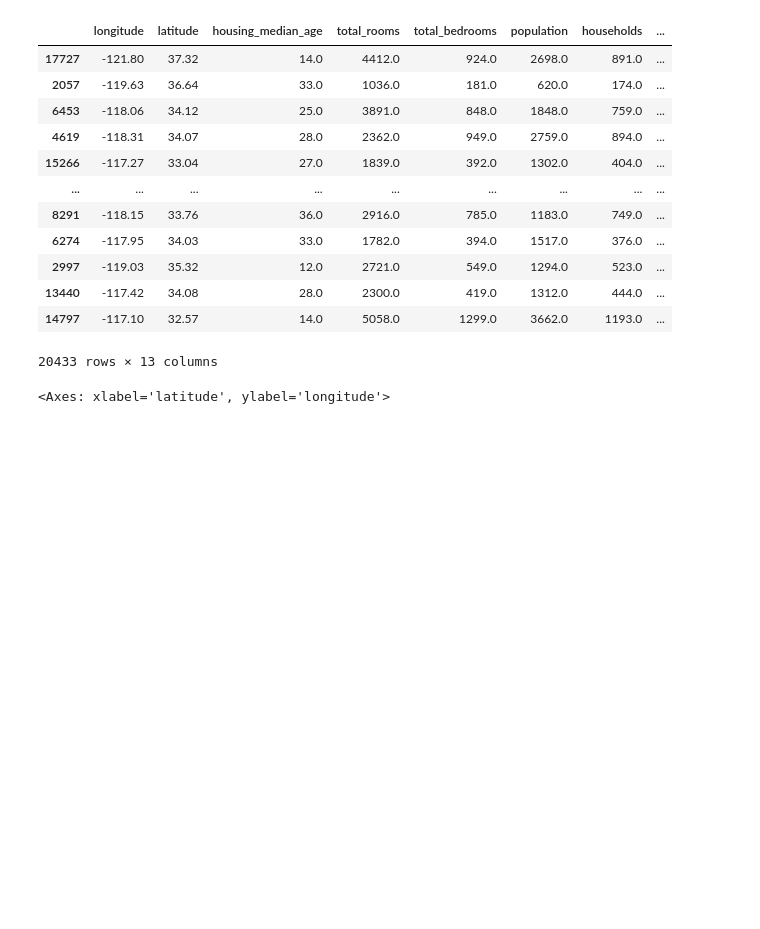
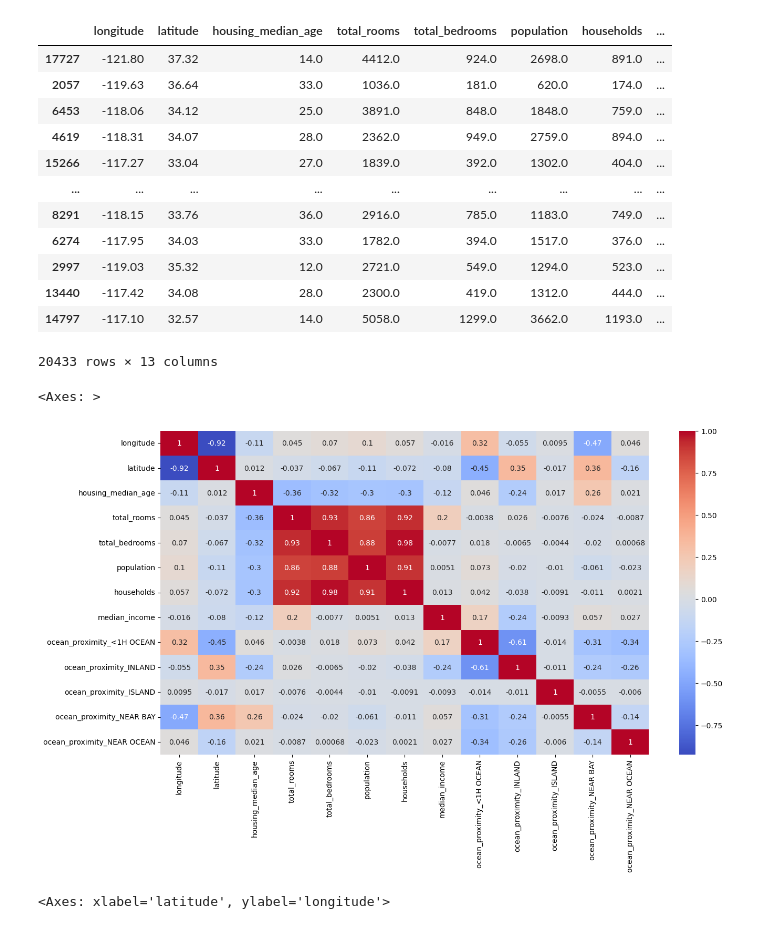
Before and after one commit to paruljain17/Data-Science-Training, a Jupyter notebook: Project/archive (1)/price.ipynb, the cells around one changed output. Saved outputs shown, nothing was run; the diff lists cells and outputs as text; code cells hidden in the pictures; blank space fills up the shorter version.

```diff
--- a/Project/archive (1)/price.ipynb
+++ b/Project/archive (1)/price.ipynb
@@ -232,6 +232,14 @@ df3
 | 13440 | -117.42 | 34.08 | 28.0 | 2300.0 | 419.0 | 1312.0 | 444.0 | ... |
 | 14797 | -117.10 | 32.57 | 14.0 | 5058.0 | 1299.0 | 3662.0 | 1193.0 | ... |
 20433 rows × 13 columns
+# %%
+map_data=df3.corr()
+# %%
+plt.figure(figsize=(15,8))
+sns.heatmap(map_data,annot=True,cmap="coolwarm")
+# %% [output]
+<Axes: >
+[figure, added]
 # %%
 sns.scatterplot(x="latitude",y="longitude",data=train_data,hue="housing_median_age",palette="coolwarm")
 # %% [output]
```
Also changed, not shown: 2 other files.
